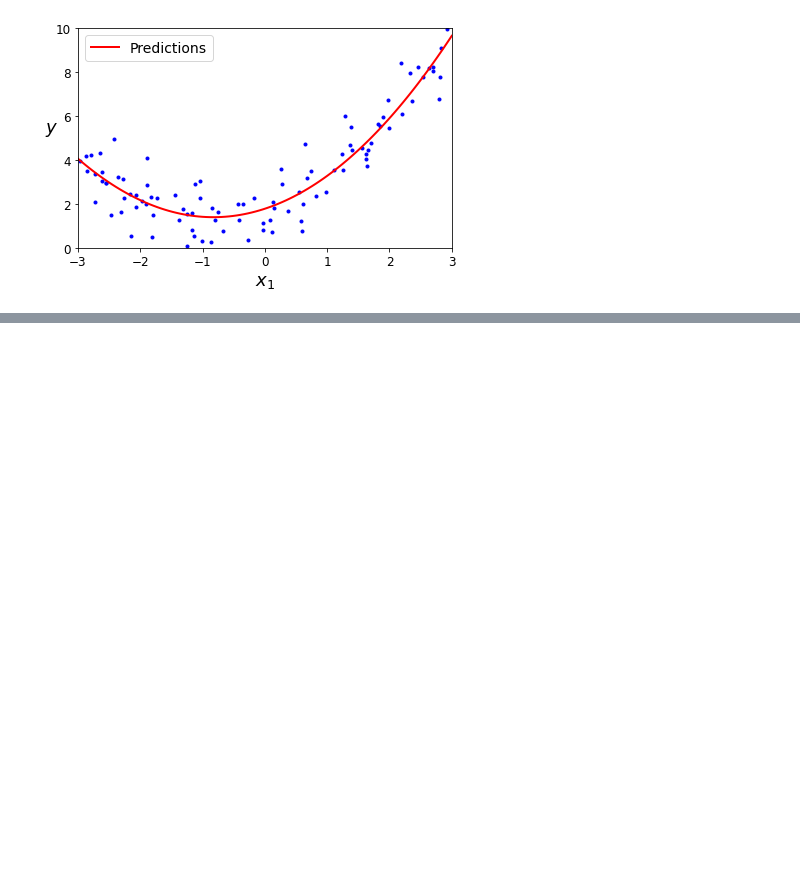
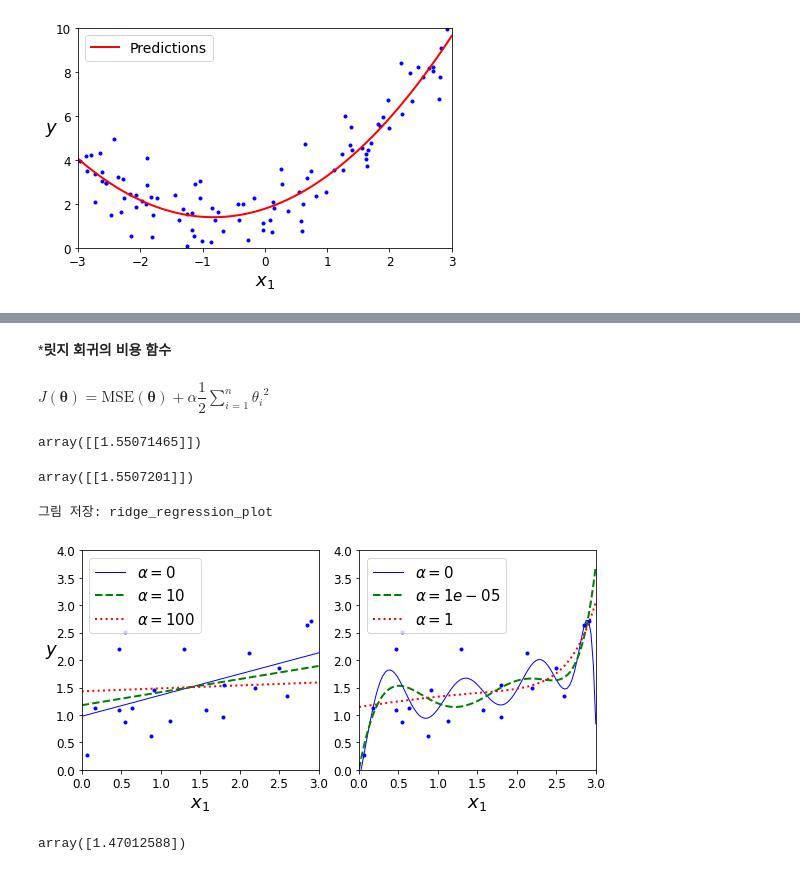
Before and after one commit to gentle-potato/TIL, a Jupyter notebook: Self-Study/Hands-On/ml/Chapter 04 [모델 훈련].ipynb, the cells around one changed output, grey strips where cells are left out. Drawn from its saved outputs; the diff is of its cells as text; code cells hidden in the pictures; blank space fills up the shorter version.

```diff
--- a/Self-Study/Hands-On/ml/Chapter 04 [모델 훈련].ipynb
+++ b/Self-Study/Hands-On/ml/Chapter 04 [모델 훈련].ipynb
@@ -350,0 +435,58 @@ plt.show()
+# %% [markdown]
+***릿지 회귀의 비용 함수**<br>
+<br>
+$
+J(\boldsymbol{\theta}) = \text{MSE}(\boldsymbol{\theta}) + \alpha \dfrac{1}{2}\sum\limits_{i=1}^{n}{\theta_i}^2
+$
+# %%
+from sklearn.linear_model import Ridge
+ridge_reg = Ridge(alpha=1, solver="cholesky", random_state=42)
+ridge_reg.fit(X, y)
+ridge_reg.predict([[1.5]])
+# %% [output]
+array([[1.55071465]])
+# %%
+ridge_reg = Ridge(alpha=1, solver="sag", random_state=42)
+ridge_reg.fit(X, y)
+ridge_reg.predict([[1.5]])
+# %% [output]
+array([[1.5507201]])
+# %%
+from sklearn.linear_model import Ridge
+
+def plot_model(model_class, polynomial, alphas, **model_kargs):
+    for alpha, style in zip(alphas, ("b-", "g--", "r:")):
+        model = model_class(alpha, **model_kargs) if alpha > 0 else LinearRegression()
+        if polynomial:
+            model = Pipeline([
+                    ("poly_features", PolynomialFeatures(degree=10, include_bias=False)),
+                    ("std_scaler", StandardScaler()),
+                    ("regul_reg", model),
+                ])
+        model.fit(X, y)
+        y_new_regul = model.predict(X_new)
+        lw = 2 if alpha > 0 else 1
+        plt.plot(X_new, y_new_regul, style, linewidth=lw, label=r"$\alpha = {}$".format(alpha))
+    plt.plot(X, y, "b.", linewidth=3)
+    plt.legend(loc="upper left", fontsize=15)
+    plt.xlabel("$x_1$", fontsize=18)
+    plt.axis([0, 3, 0, 4])
+
+plt.figure(figsize=(8,4))
+plt.subplot(121)
+plot_model(Ridge, polynomial=False, alphas=(0, 10, 100), random_state=42)
+plt.ylabel("$y$", rotation=0, fontsize=18)
+plt.subplot(122)
+plot_model(Ridge, polynomial=True, alphas=(0, 10**-5, 1), random_state=42)
+
+save_fig("ridge_regression_plot")
+plt.show()
+# %% [output]
+그림 저장: ridge_regression_plot
+[figure, added]
+# %%
+sgd_reg = SGDRegressor(penalty="l2", max_iter=1000, tol=1e-3, random_state=42)
+sgd_reg.fit(X, y.ravel())
+sgd_reg.predict([[1.5]])
+# %% [output]
+array([1.47012588])
```
Also changed, not shown: parts of 24 cells of this notebook, 7 other files.
